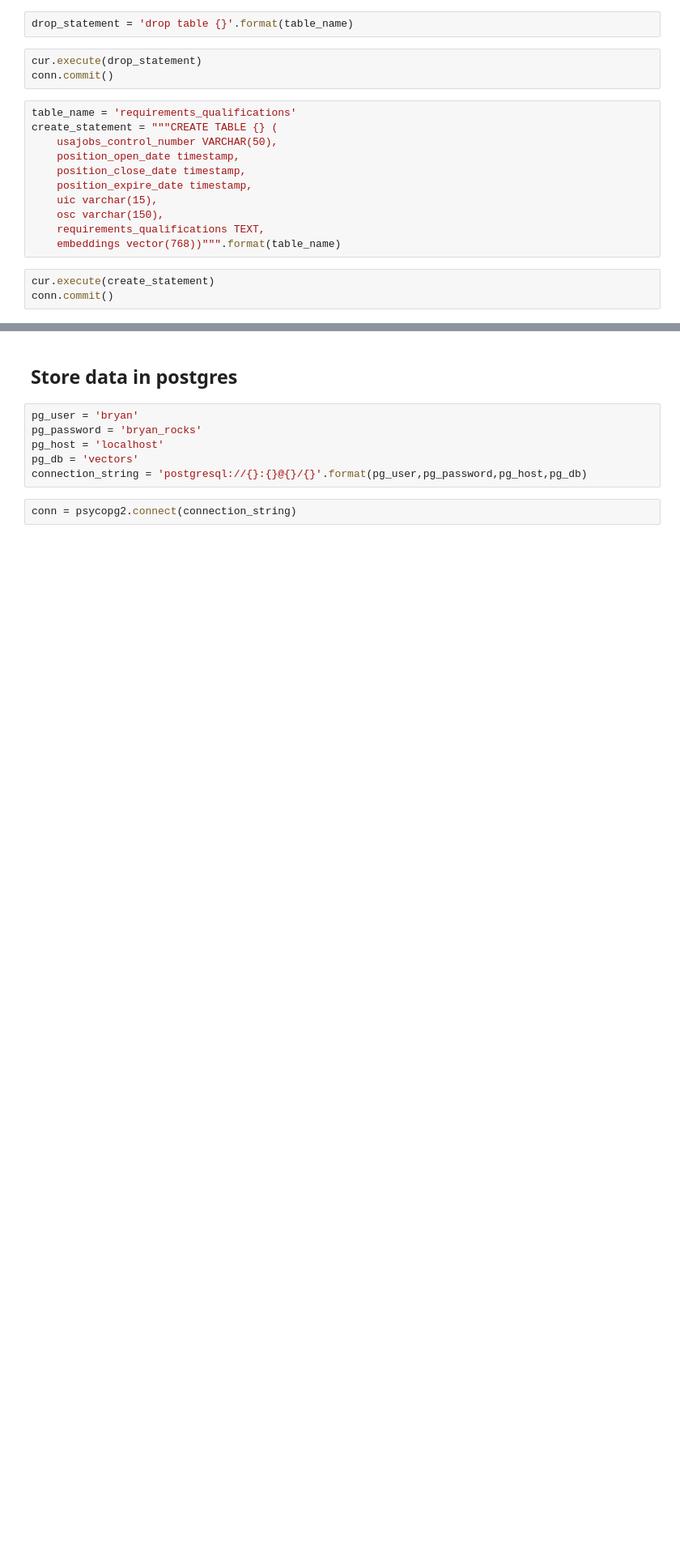
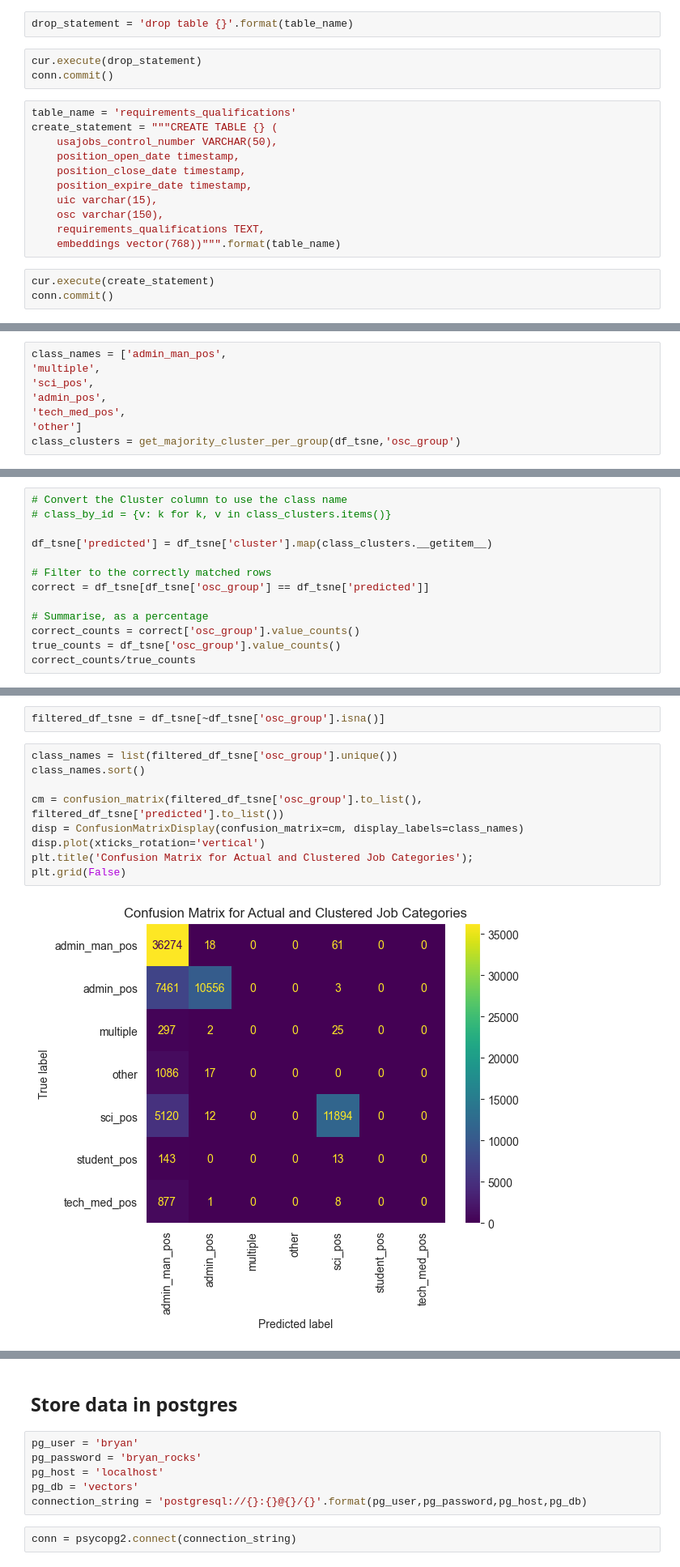
Before and after one commit to bryaneadams/csi_772_course_project, a Jupyter notebook: data/job_ad_vector.ipynb, the cells around one changed output, grey strips where cells are left out. Shown at 81% size. Saved outputs shown, nothing was run; the diff lists cells and outputs as text; blank space fills up the shorter version.

```diff
--- a/data/job_ad_vector.ipynb
+++ b/data/job_ad_vector.ipynb
@@ -321,0 +431,8 @@ req_qual_df = req_qual_df[['usajobs_control_number', 'position_open_date','posit
+# %%
+class_names = ['admin_man_pos',
+'multiple',
+'sci_pos',
+'admin_pos',
+'tech_med_pos',
+'other']
+class_clusters = get_majority_cluster_per_group(df_tsne,'osc_group')
@@ -321,0 +449,13 @@ req_qual_df = req_qual_df[['usajobs_control_number', 'position_open_date','posit
+# %%
+# Convert the Cluster column to use the class name
+# class_by_id = {v: k for k, v in class_clusters.items()}
+
+df_tsne['predicted'] = df_tsne['cluster'].map(class_clusters.__getitem__)
+
+# Filter to the correctly matched rows
+correct = df_tsne[df_tsne['osc_group'] == df_tsne['predicted']]
+
+# Summarise, as a percentage
+correct_counts = correct['osc_group'].value_counts()
+true_counts = df_tsne['osc_group'].value_counts()
+correct_counts/true_counts
@@ -321,0 +482,13 @@ req_qual_df = req_qual_df[['usajobs_control_number', 'position_open_date','posit
+# %%
+filtered_df_tsne = df_tsne[~df_tsne['osc_group'].isna()]
+# %%
+class_names = list(filtered_df_tsne['osc_group'].unique())
+class_names.sort()
+
+cm = confusion_matrix(filtered_df_tsne['osc_group'].to_list(), filtered_df_tsne['predicted'].to_list())
+disp = ConfusionMatrixDisplay(confusion_matrix=cm, display_labels=class_names)
+disp.plot(xticks_rotation='vertical')
+plt.title('Confusion Matrix for Actual and Clustered Job Categories');
+plt.grid(False)
+# %% [output]
+[figure, added]
```
Also changed, not shown: parts of 37 cells of this notebook, 1 other file.
